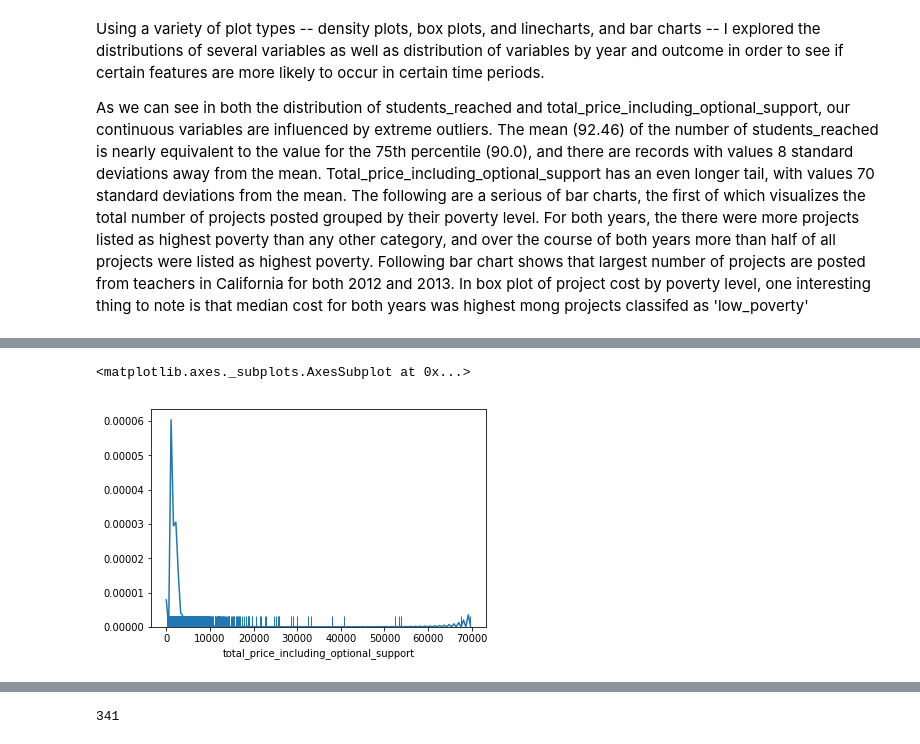
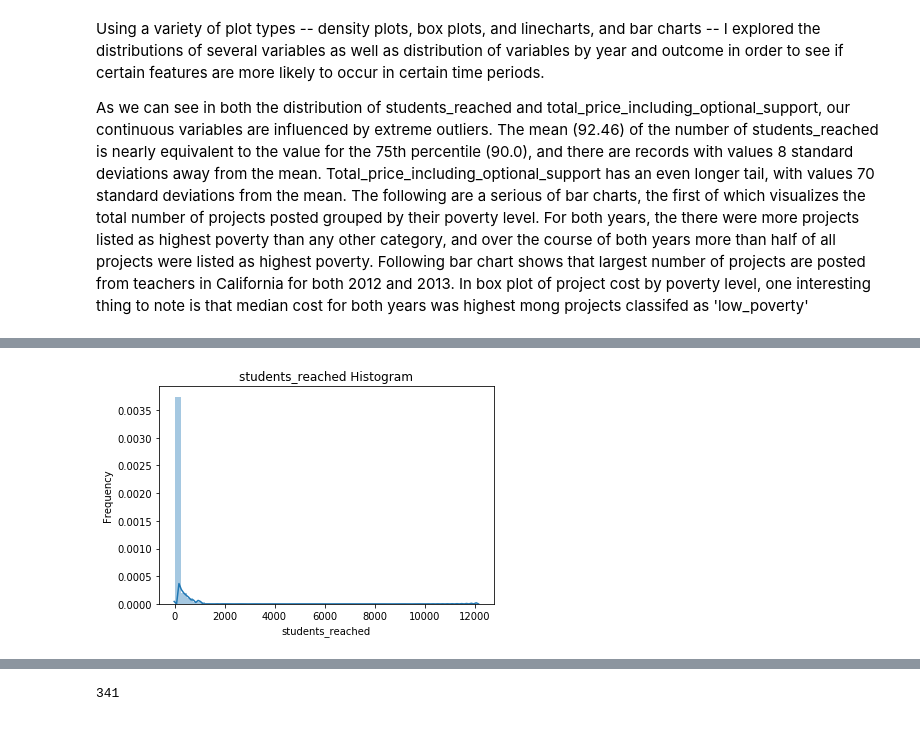
Before and after one commit to jamjensen/ml-pub-policy, a Jupyter notebook: hw3/hw3-notebook.ipynb, the cells around one changed output, grey strips where cells are left out. Drawn from its saved outputs; the diff is of its cells as text; code cells hidden in the pictures.

```diff
--- a/hw3/hw3-notebook.ipynb
+++ b/hw3/hw3-notebook.ipynb
@@ -62,7 +62,3 @@ cat_nulls = ['school_metro',
  'secondary_focus_area',
  'resource_type',
  'grade_level']
-# %%
-## Drop Nulls from categorical variables
-for col in cat_nulls:
-    df = df[pd.notnull(df[col])]
@@ -86,2 +64,0 @@ Name: total_price_including_optional_support, dtype: float64
-# %%
-df['total_price_including_optional_support'] = pd.cut(df['total_price_including_optional_support'], [0, 250, 500, 750,70000], labels=['low','med','high','extreme'])
@@ -117,5 +73,4 @@ sns.distplot(df['students_reached'],
-# %%
-sns.distplot(df['total_price_including_optional_support'], hist=False, rug=True)
-# %% [output]
-<matplotlib.axes._subplots.AxesSubplot at 0x...>
-[figure, removed]
+# %%
+e.make_histogram(df, 'students_reached')
+# %% [output]
+[figure, added]
```
Also changed, not shown: parts of 15 cells of this notebook, 4 other files.
